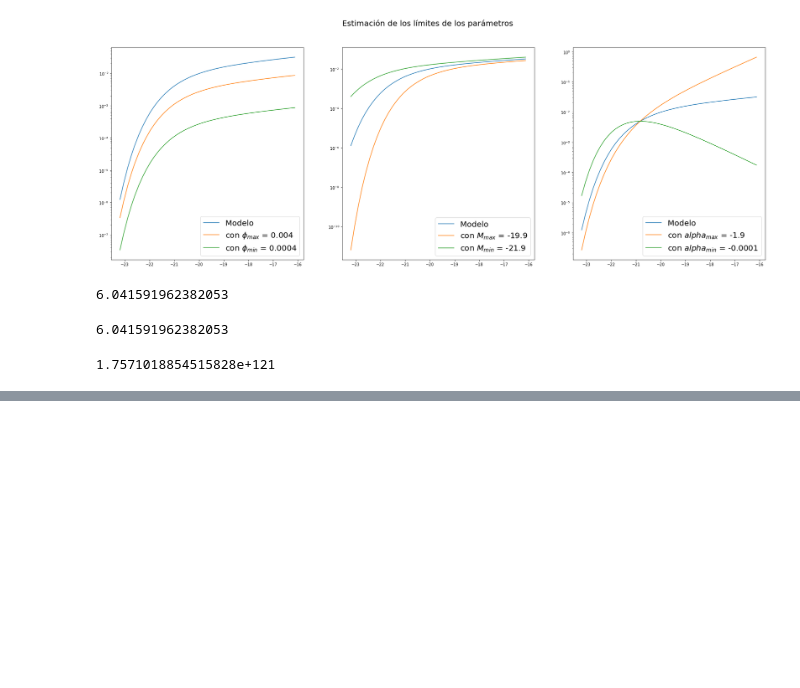
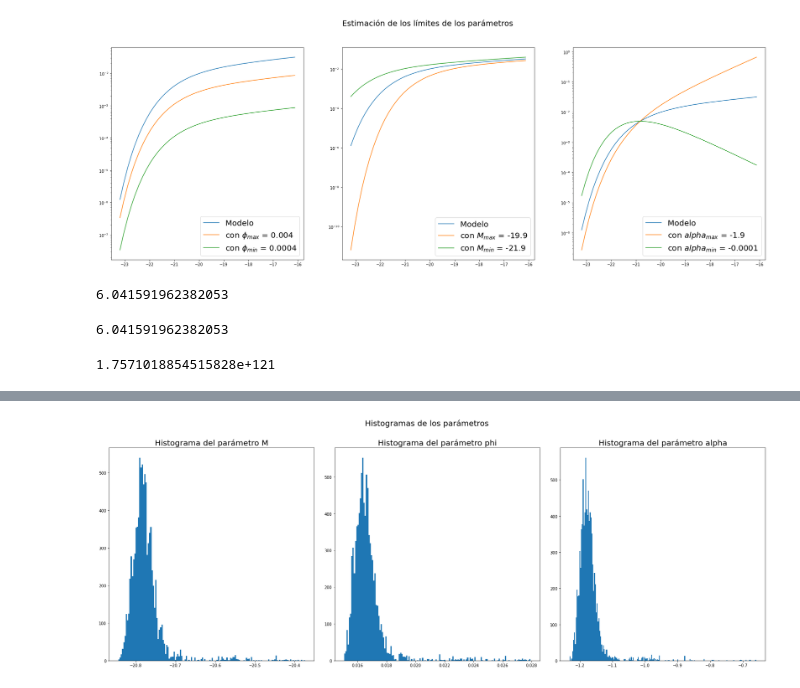
Before and after one commit to czuloaga/Astrometria-guia-4, a Jupyter notebook: Cadenas de Markov.ipynb, the cells around one changed output, grey strips where cells are left out. Saved outputs shown, nothing was run; the diff lists cells and outputs as text; code cells hidden in the pictures; blank space fills up the shorter version.

```diff
--- a/Cadenas de Markov.ipynb
+++ b/Cadenas de Markov.ipynb
@@ -258,0 +338,17 @@ plt.plot(cadena_M)
+# %%
+fig, (ax1, ax2, ax3) = plt.subplots(1, 3, figsize=(30,10))
+fig.suptitle('Histogramas de los parámetros', fontsize=20)
+
+ax1.hist(cadena_M, bins = 'fd')
+ax1.set_title('Histograma del parámetro M', fontsize = 20)
+
+ax2.hist(cadena_phi, bins = 'fd')
+ax2.set_title('Histograma del parámetro phi', fontsize = 20)
+
+ax3.hist(cadena_alpha, bins = 'fd')
+ax3.set_title('Histograma del parámetro alpha', fontsize = 20)
+
+fig.subplots_adjust(wspace=0.1)
+plt.show()
+# %% [output]
+[figure, added]
```
Also changed, not shown: parts of 24 cells of this notebook.
